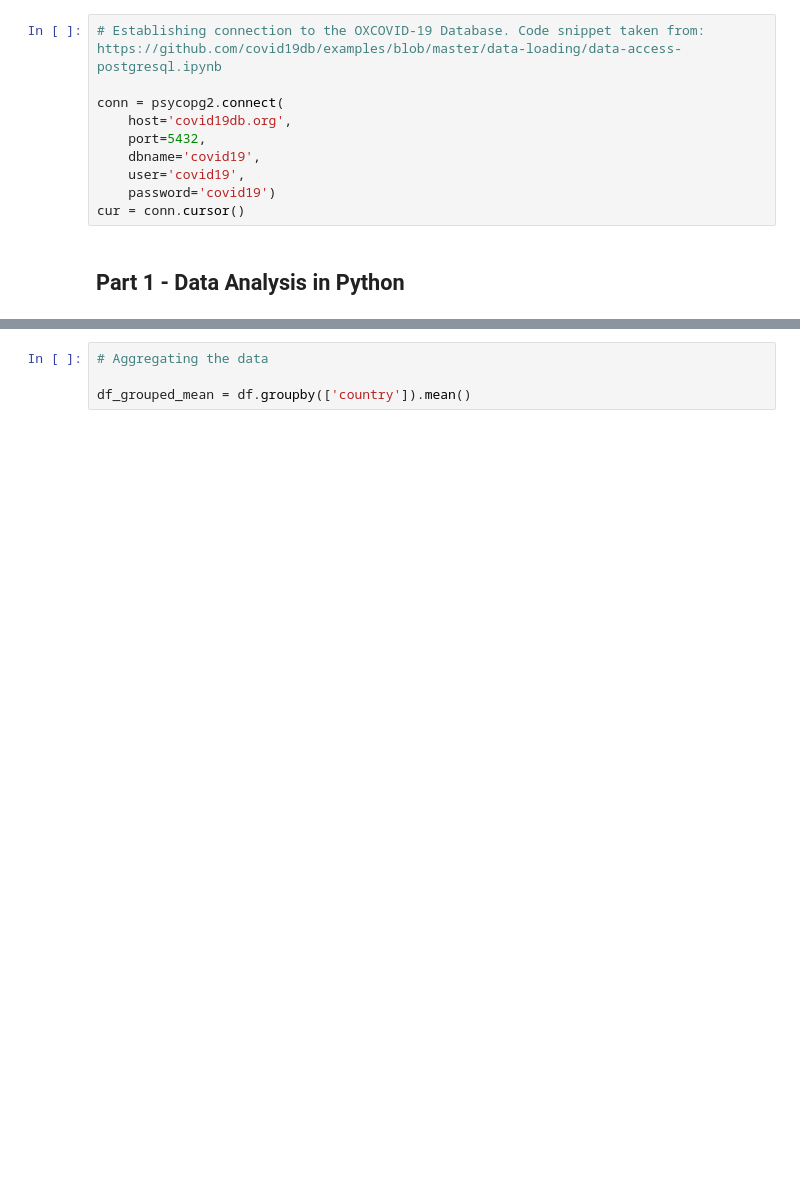
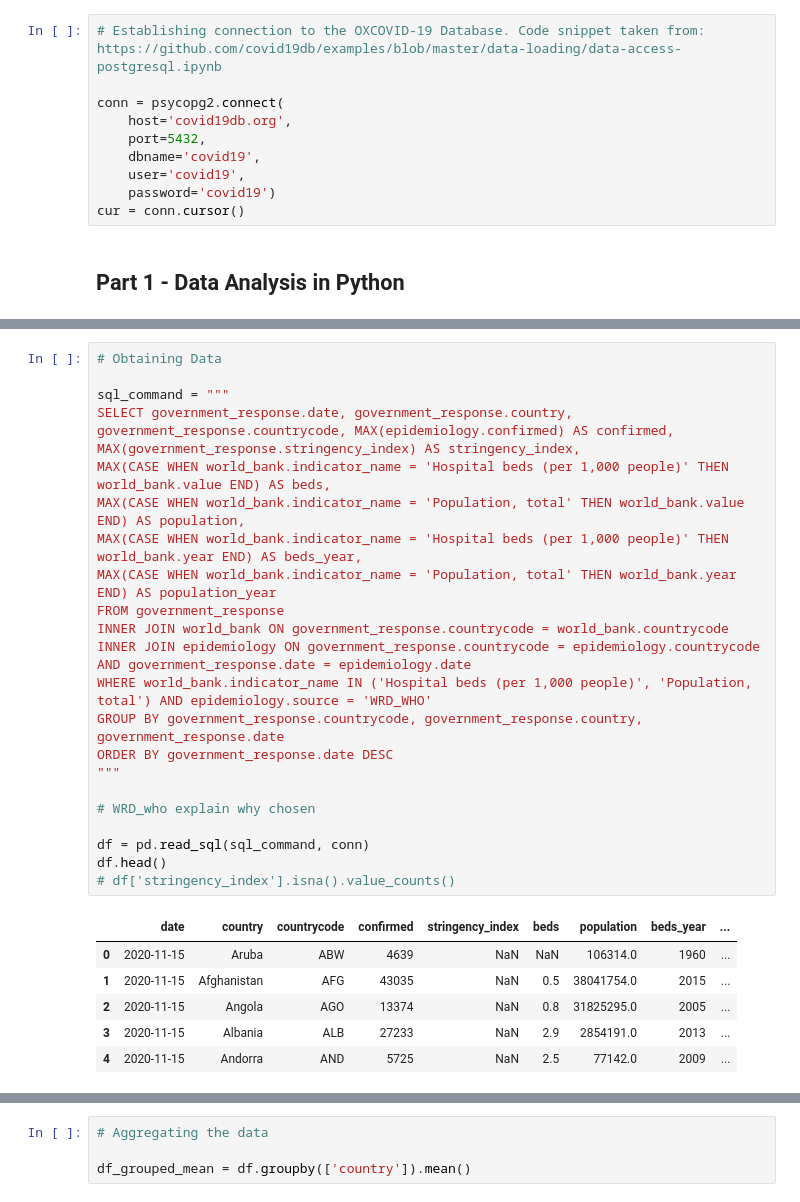
Before and after one commit to wbhz/COVID-19-Analyses, a Jupyter notebook: Willem_Zents_Fundamentals_Summative.ipynb, the cells around one changed output, grey strips where cells are left out. Cells and saved outputs as stored; diff of their text form; blank space fills up the shorter version.

```diff
--- a/Willem_Zents_Fundamentals_Summative.ipynb
+++ b/Willem_Zents_Fundamentals_Summative.ipynb
@@ -90,0 +93,29 @@ df.head()
+# %%
+# Obtaining Data
+
+sql_command = """
+SELECT government_response.date, government_response.country, government_response.countrycode, MAX(epidemiology.confirmed) AS confirmed, MAX(government_response.stringency_index) AS stringency_index,
+MAX(CASE WHEN world_bank.indicator_name = 'Hospital beds (per 1,000 people)' THEN world_bank.value END) AS beds,
+MAX(CASE WHEN world_bank.indicator_name = 'Population, total' THEN world_bank.value END) AS population,
+MAX(CASE WHEN world_bank.indicator_name = 'Hospital beds (per 1,000 people)' THEN world_bank.year END) AS beds_year,
+MAX(CASE WHEN world_bank.indicator_name = 'Population, total' THEN world_bank.year END) AS population_year
+FROM government_response
+INNER JOIN world_bank ON government_response.countrycode = world_bank.countrycode
+INNER JOIN epidemiology ON government_response.countrycode = epidemiology.countrycode AND government_response.date = epidemiology.date
+WHERE world_bank.indicator_name IN ('Hospital beds (per 1,000 people)', 'Population, total') AND epidemiology.source = 'WRD_WHO'
+GROUP BY government_response.countrycode, government_response.country, government_response.date
+ORDER BY government_response.date DESC
+"""
+
+# WRD_who explain why chosen
+
+df = pd.read_sql(sql_command, conn)
+df.head()
+# df['stringency_index'].isna().value_counts()
+# %% [output]
+|  | date | country | countrycode | confirmed | stringency_index | beds | population | beds_year | ... |
+| 0 | 2020-11-15 | Aruba | ABW | 4639 | NaN | NaN | 106314.0 | 1960 | ... |
+| 1 | 2020-11-15 | Afghanistan | AFG | 43035 | NaN | 0.5 | 38041754.0 | 2015 | ... |
+| 2 | 2020-11-15 | Angola | AGO | 13374 | NaN | 0.8 | 31825295.0 | 2005 | ... |
+| 3 | 2020-11-15 | Albania | ALB | 27233 | NaN | 2.9 | 2854191.0 | 2013 | ... |
+| 4 | 2020-11-15 | Andorra | AND | 5725 | NaN | 2.5 | 77142.0 | 2009 | ... |
```
Also changed, not shown: parts of 5 cells of this notebook.
